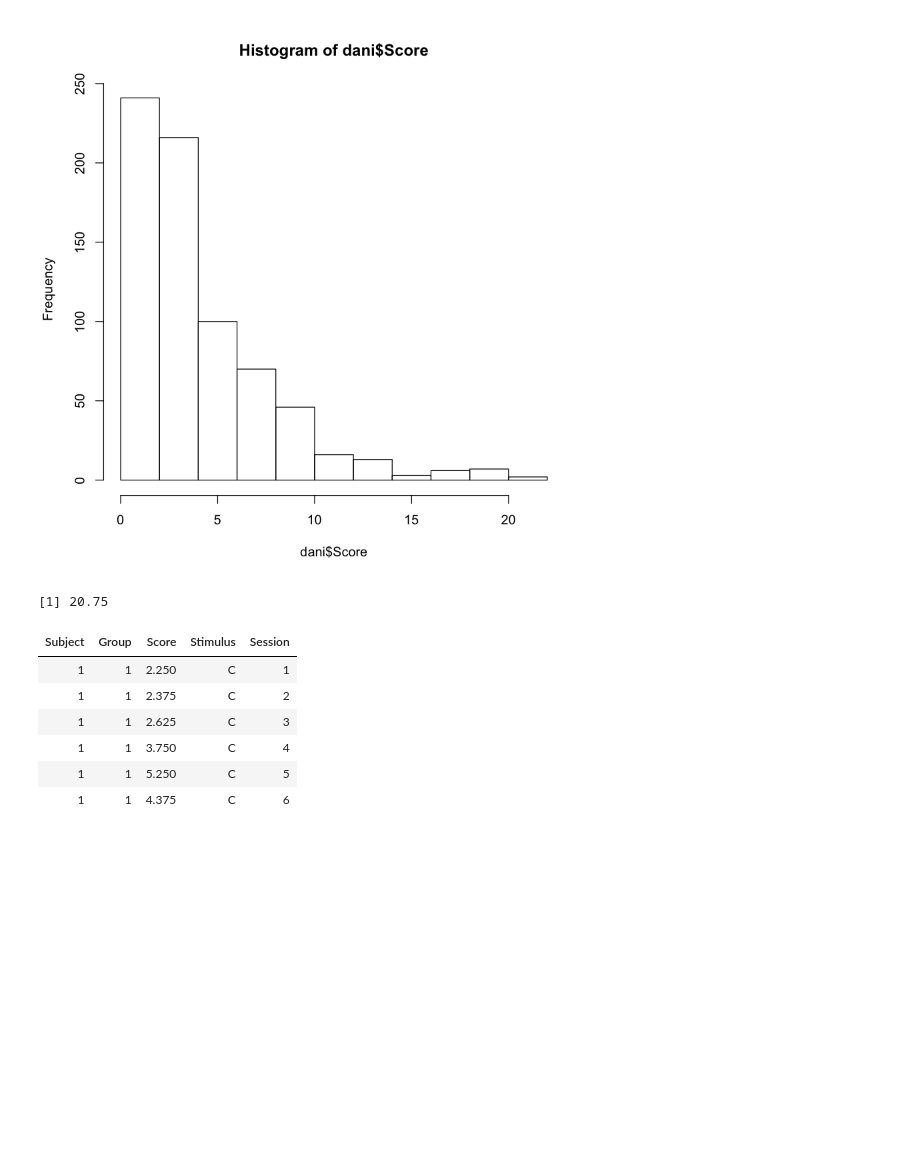
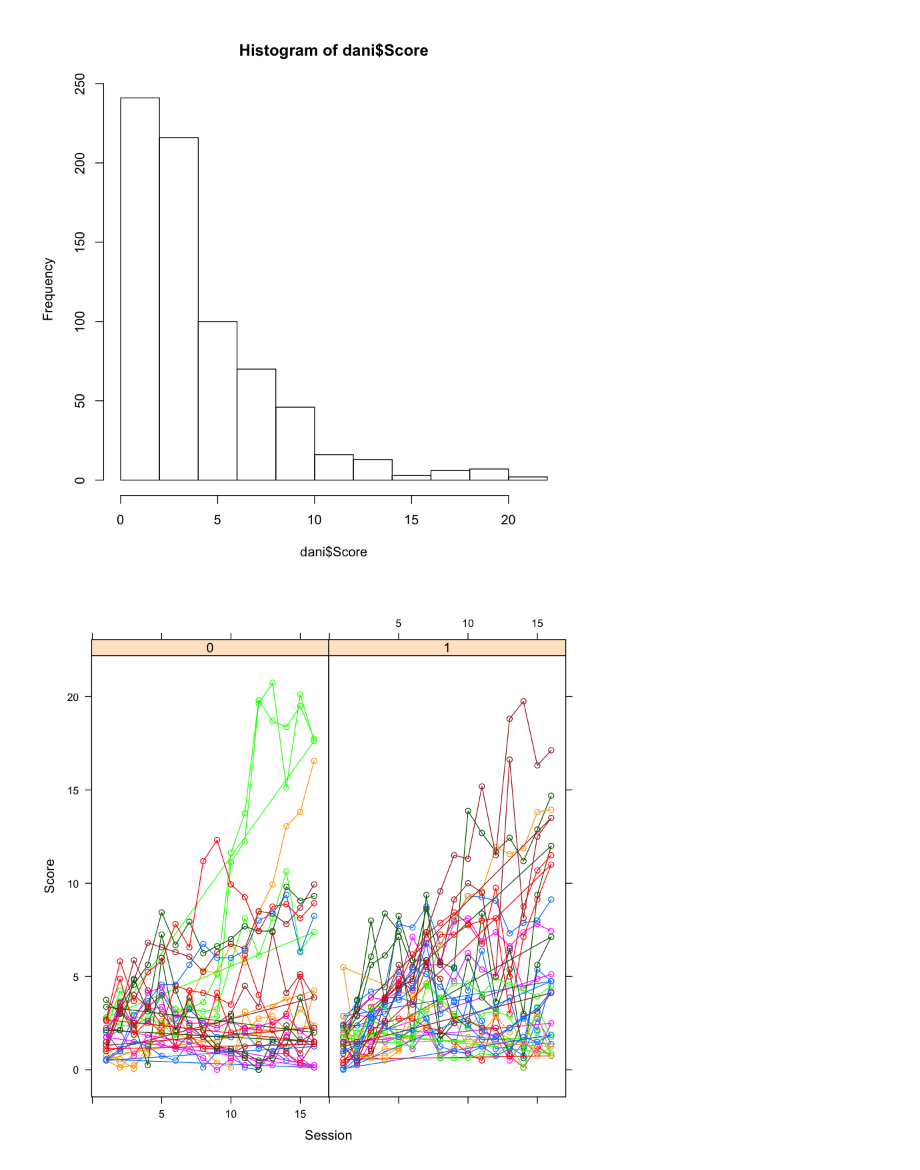
Before and after one commit to Lslipski/pbs110, a Jupyter notebook: pbs111/Final.ipynb, the cells around one changed output. Drawn from its saved outputs; the diff is of its cells as text; code cells hidden in the pictures; blank space fills up the shorter version.

```diff
--- a/pbs111/Final.ipynb
+++ b/pbs111/Final.ipynb
@@ -774,17 +799,9 @@ From the box plots, it looks like there may be less overlap of learning between
 hist(dani$Score)
 # %% [output]
 [figure]
-# %%
-max(dani$Score)
-# %% [output]
-[1] 20.75
-# %%
-head(dani)
-# %% [output]
-| Subject | Group | Score | Stimulus | Session |
-| 1 | 1 | 2.250 | C | 1 |
-| 1 | 1 | 2.375 | C | 2 |
-| 1 | 1 | 2.625 | C | 3 |
-| 1 | 1 | 3.750 | C | 4 |
-| 1 | 1 | 5.250 | C | 5 |
-| 1 | 1 | 4.375 | C | 6 |
+# %%
+par(cex = .6)
+xyplot(Score ~ Session | as.factor(Group), data = dani, groups=Subject,
+       type = "o", panel = panel.superpose)
+# %% [output]
+[figure, added]
```
Also changed, not shown: parts of 18 cells of this notebook, 16 other files.
